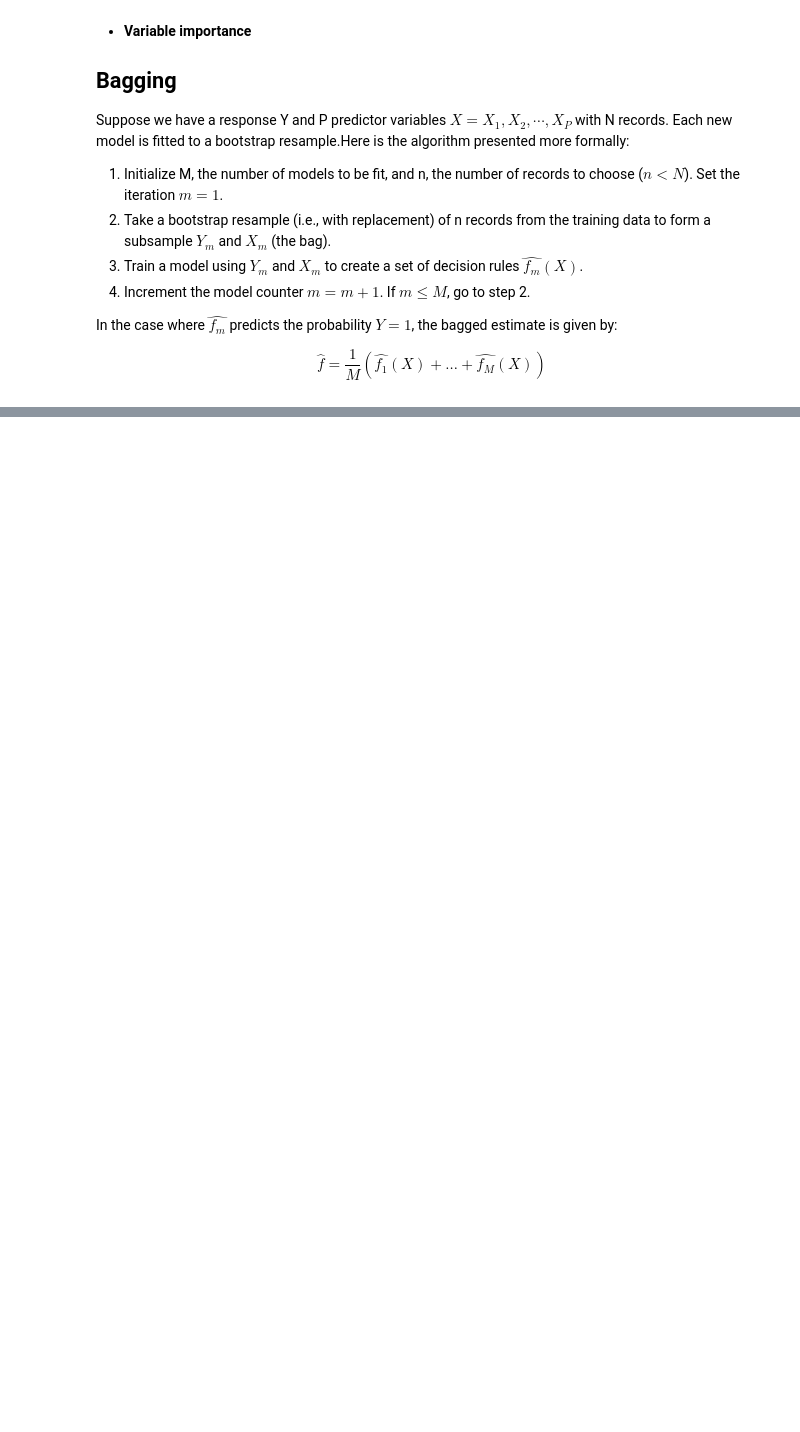
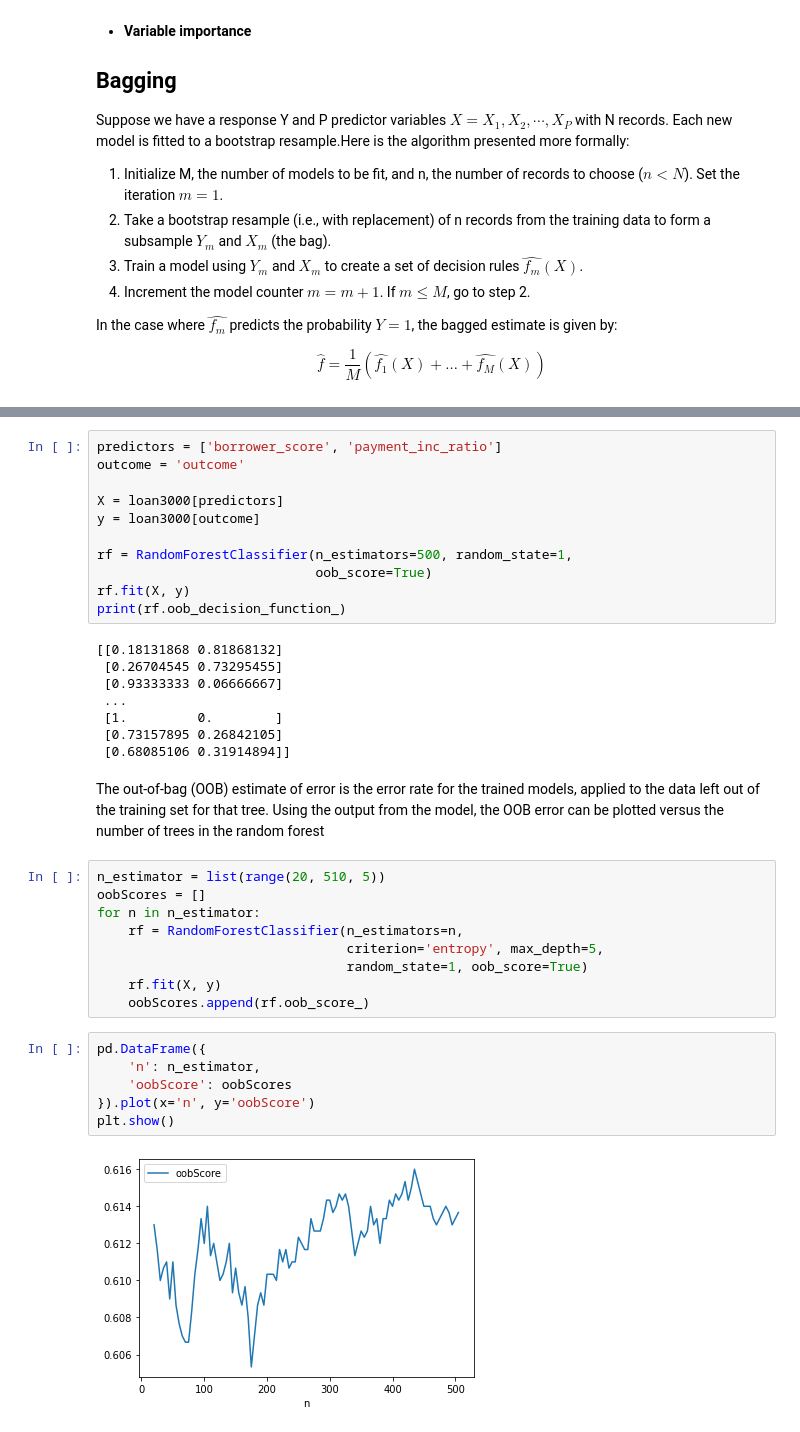
Before and after one commit to beauvilerobed/statistics-for-data-science, a Jupyter notebook: 6_StatisticalMachineLearning.ipynb, the cells around one changed output, grey strips where cells are left out. Drawn from its saved outputs; the diff is of its cells as text; blank space fills up the shorter version.

Commit message:
added bagging and random forest!

```diff
--- a/6_StatisticalMachineLearning.ipynb
+++ b/6_StatisticalMachineLearning.ipynb
@@ -452,0 +477,40 @@ $$
+# %%
+predictors = ['borrower_score', 'payment_inc_ratio']
+outcome = 'outcome'
+
+X = loan3000[predictors]
+y = loan3000[outcome]
+
+rf = RandomForestClassifier(n_estimators=500, random_state=1,
+                            oob_score=True)
+rf.fit(X, y)
+print(rf.oob_decision_function_)
+# %% [output]
+[[0.18131868 0.81868132]
+ [0.26704545 0.73295455]
+ [0.93333333 0.06666667]
+ ...
+ [1.         0.        ]
+ [0.73157895 0.26842105]
+ [0.68085106 0.31914894]]
+# %% [markdown]
+The out-of-bag (OOB) estimate of error is the error rate for the trained models,
+applied to the data left out of the training set for that tree. Using the output from the
+model, the OOB error can be plotted versus the number of trees in the random forest
+# %%
+n_estimator = list(range(20, 510, 5))
+oobScores = []
+for n in n_estimator:
+    rf = RandomForestClassifier(n_estimators=n,
+                                criterion='entropy', max_depth=5,
+                                random_state=1, oob_score=True)
+    rf.fit(X, y)
+    oobScores.append(rf.oob_score_)
+# %%
+pd.DataFrame({
+    'n': n_estimator,
+    'oobScore': oobScores
+}).plot(x='n', y='oobScore')
+plt.show()
+# %% [output]
+[figure, added]
```
Also changed, not shown: parts of 3 cells of this notebook.
